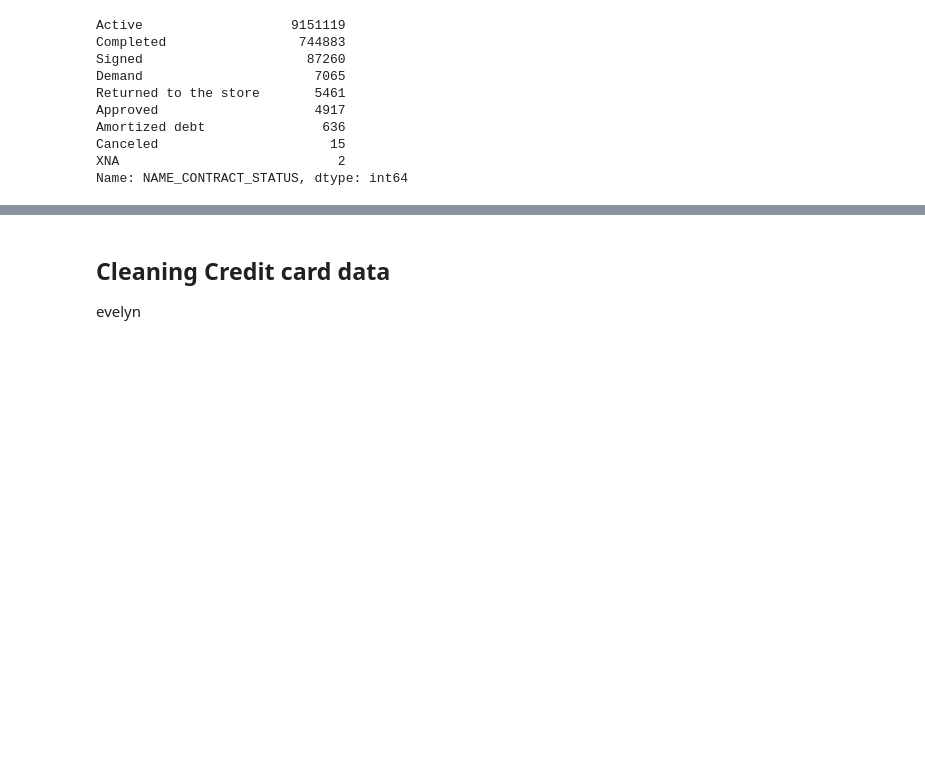
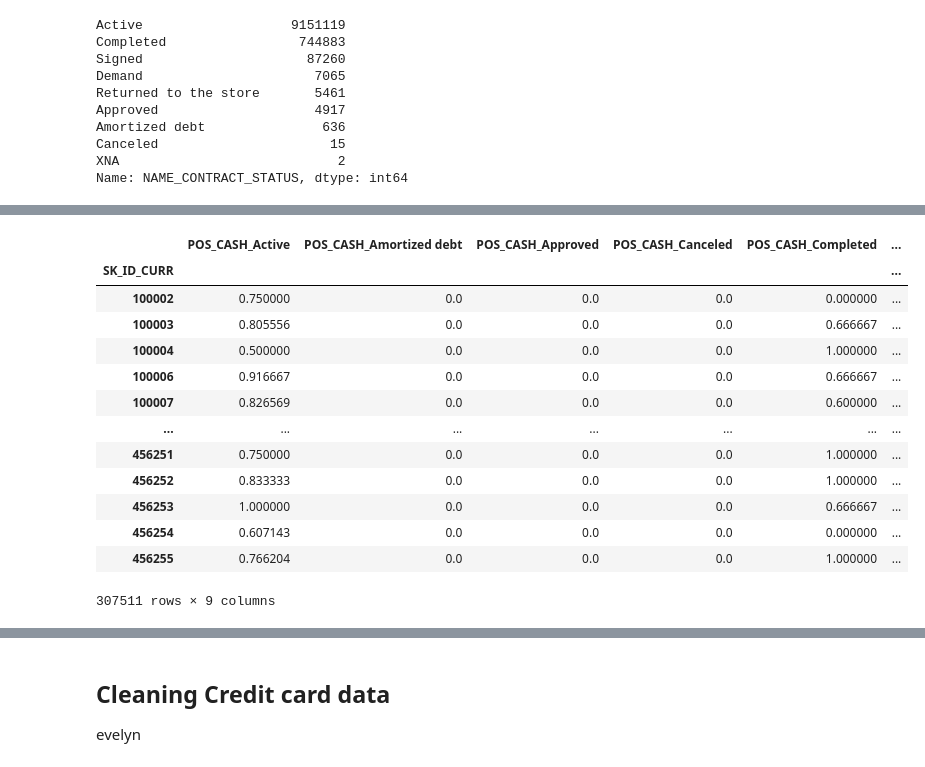
Before and after one commit to kaiwenShen/credit_default_prediction_kaggle, a Jupyter notebook: data_EDA.ipynb, the cells around one changed output, grey strips where cells are left out. Drawn from its saved outputs; the diff is of its cells as text; code cells hidden in the pictures; blank space fills up the shorter version.

```diff
--- a/data_EDA.ipynb
+++ b/data_EDA.ipynb
@@ -235,6 +235,3 @@ Amortized debt               636
 Canceled                      15
 XNA                            2
 Name: NAME_CONTRACT_STATUS, dtype: int64
-# %%
-# encode the NAME_CONTRACT_STATUS
-POS_CASH_balance['NAME_CONTRACT_STATUS'] = POS_CASH_balance['NAME_CONTRACT_STATUS'].map({'Active': 0, 'Completed': 1, 'Signed': 2, 'Approved': 3, 'Returned to the store': 4, 'Demand': 5, 'Canceled': 6, 'XNA': 7, })
@@ -307,5 +237,0 @@ POS_CASH_balance.groupby(['SK_ID_CURR','SK_ID_PREV'])['NAME_CONTRACT_STATUS','CN
-# %%
-# one hot encode the NAME_CONTRACT_STATUS
-data = pd.get_dummies(POS_CASH_balance['NAME_CONTRACT_STATUS'])
-for col in data:
-    print(data[col])
@@ -438,0 +238,9 @@ POS_CASH_balance.groupby
+# %%
+def contract_status(POS_CASH_balance):
+    # one hot encode the NAME_CONTRACT_STATUS
+    dum = pd.get_dummies(POS_CASH_balance['NAME_CONTRACT_STATUS'])
+    for col in dum:
+        dum[col] = dum[col] * (1 - POS_CASH_balance['CNT_INSTALMENT_FUTURE'] / POS_CASH_balance['CNT_INSTALMENT'])
+    dum.columns = ['POS_CASH_' + str(col_name) for col_name in dum.columns]
+    return POS_CASH_balance.loc[:, ['SK_ID_PREV', 'SK_ID_CURR', ]].join(dum).groupby(['SK_ID_CURR', 'SK_ID_PREV']).max().groupby(
+        'SK_ID_CURR').mean().reindex(application['SK_ID_CURR']).fillna(0)
@@ -438,0 +251,17 @@ POS_CASH_balance.groupby
+# %%
+contract_status(POS_CASH_balance)
+# %% [output]
+|  | POS_CASH_Active | POS_CASH_Amortized debt | POS_CASH_Approved | POS_CASH_Canceled | POS_CASH_Completed | ... |
+| SK_ID_CURR |  |  |  |  |  | ... |
+| 100002 | 0.750000 | 0.0 | 0.0 | 0.0 | 0.000000 | ... |
+| 100003 | 0.805556 | 0.0 | 0.0 | 0.0 | 0.666667 | ... |
+| 100004 | 0.500000 | 0.0 | 0.0 | 0.0 | 1.000000 | ... |
+| 100006 | 0.916667 | 0.0 | 0.0 | 0.0 | 0.666667 | ... |
+| 100007 | 0.826569 | 0.0 | 0.0 | 0.0 | 0.600000 | ... |
+| ... | ... | ... | ... | ... | ... | ... |
+| 456251 | 0.750000 | 0.0 | 0.0 | 0.0 | 1.000000 | ... |
+| 456252 | 0.833333 | 0.0 | 0.0 | 0.0 | 1.000000 | ... |
+| 456253 | 1.000000 | 0.0 | 0.0 | 0.0 | 0.666667 | ... |
+| 456254 | 0.607143 | 0.0 | 0.0 | 0.0 | 0.000000 | ... |
+| 456255 | 0.766204 | 0.0 | 0.0 | 0.0 | 1.000000 | ... |
+307511 rows × 9 columns
```
Also changed, not shown: parts of 18 cells of this notebook.
